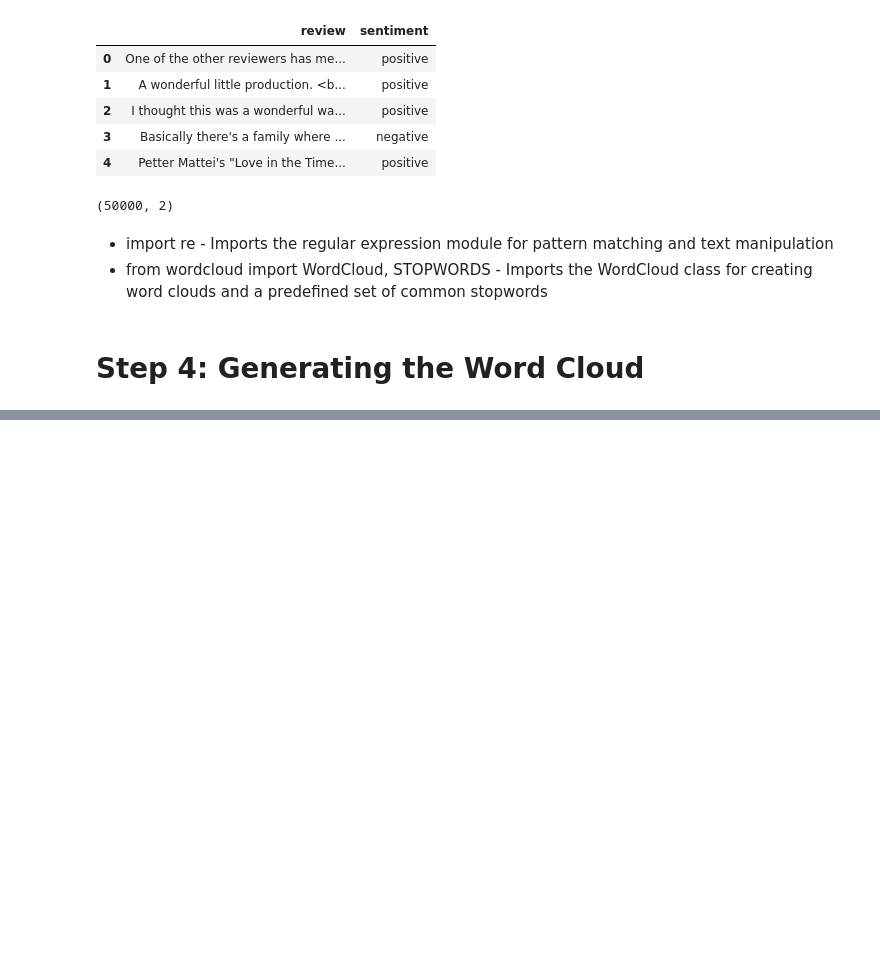
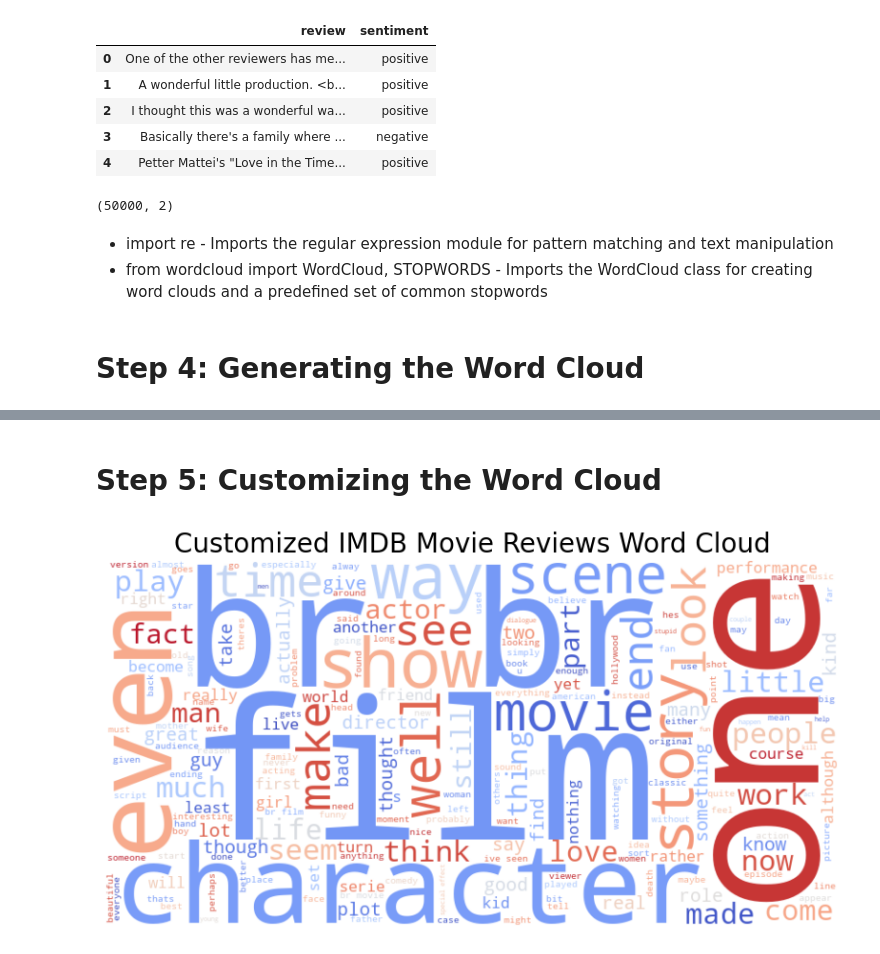
Before and after one commit to itsluckysharma01/Exploratory-Data-Analysis-Projects-ML-, a Jupyter notebook: EDAProject_1_Generating_Word_Cloud.ipynb, the cells around one changed output, grey strips where cells are left out. Saved outputs shown, nothing was run; the diff lists cells and outputs as text; code cells hidden in the pictures; blank space fills up the shorter version.

```diff
--- a/EDAProject_1_Generating_Word_Cloud.ipynb
+++ b/EDAProject_1_Generating_Word_Cloud.ipynb
@@ -108,0 +110,16 @@ plt.show()
+# %% [markdown]
+# Step 5: Customizing the Word Cloud
+# %%
+wordcloud = WordCloud(width=800, height=400,
+                      background_color='white',
+                      colormap='coolwarm',
+                      max_words=200,
+                      contour_width=3,
+                      contour_color='steelblue').generate(text)
+plt.figure(figsize=(10,5))
+plt.imshow(wordcloud.to_image(), interpolation='bilinear')
+plt.axis('off')
+plt.title('Customized IMDB Movie Reviews Word Cloud', fontsize=20)
+plt.show()
+# %% [output]
+[figure, added]
```
Also changed, not shown: parts of 1 cell of this notebook.
